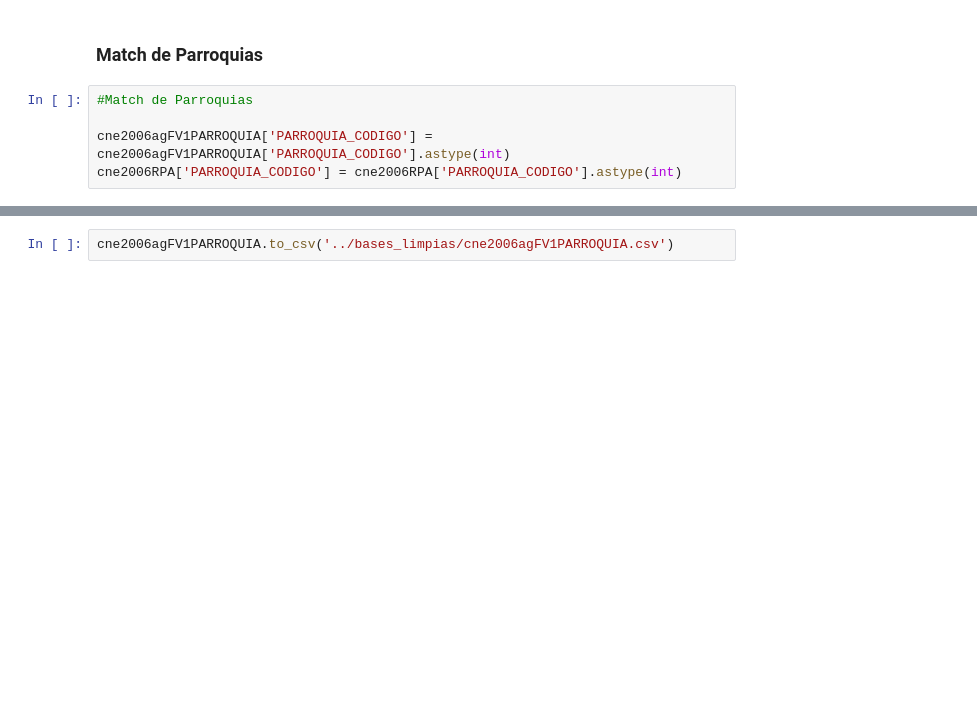
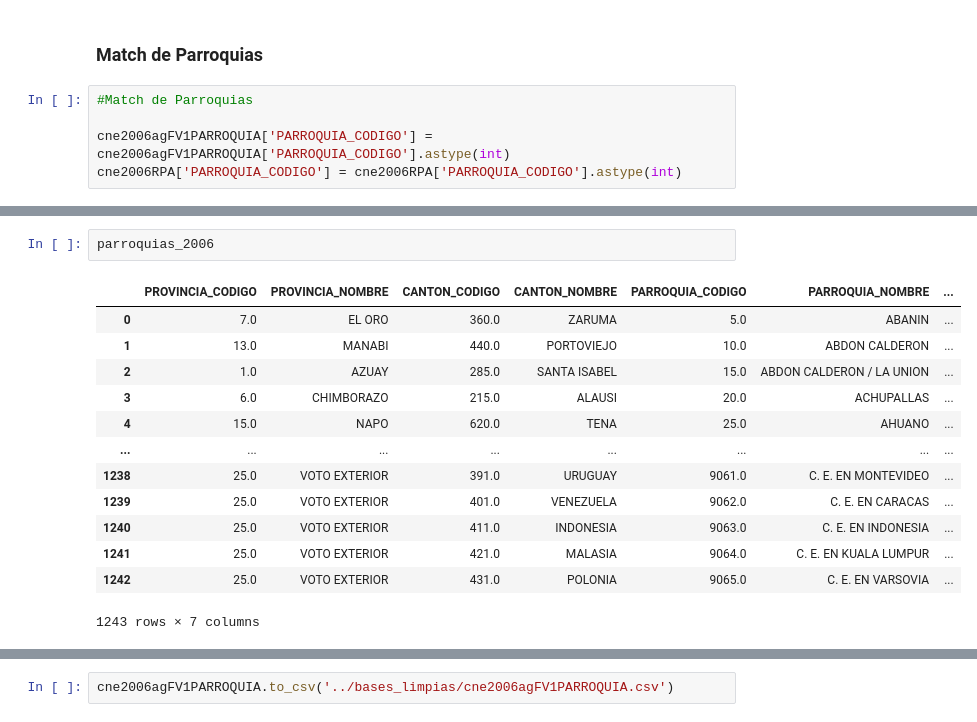
Before and after one commit to Criplockoweno/Elecciones_CNE, a Jupyter notebook: 2006/notebooks/CNE2006_Presidentes_Analisis_PARROQUIAS.ipynb, the cells around one changed output, grey strips where cells are left out. Saved outputs shown, nothing was run; the diff lists cells and outputs as text; blank space fills up the shorter version.

```diff
--- a/2006/notebooks/CNE2006_Presidentes_Analisis_PARROQUIAS.ipynb
+++ b/2006/notebooks/CNE2006_Presidentes_Analisis_PARROQUIAS.ipynb
@@ -942 +928,17 @@ parroquias_2002
+# %%
+parroquias_2006
+# %% [output]
+|  | PROVINCIA_CODIGO | PROVINCIA_NOMBRE | CANTON_CODIGO | CANTON_NOMBRE | PARROQUIA_CODIGO | PARROQUIA_NOMBRE | ... |
+| 0 | 7.0 | EL ORO | 360.0 | ZARUMA | 5.0 | ABANIN | ... |
+| 1 | 13.0 | MANABI | 440.0 | PORTOVIEJO | 10.0 | ABDON CALDERON | ... |
+| 2 | 1.0 | AZUAY | 285.0 | SANTA ISABEL | 15.0 | ABDON CALDERON / LA UNION | ... |
+| 3 | 6.0 | CHIMBORAZO | 215.0 | ALAUSI | 20.0 | ACHUPALLAS | ... |
+| 4 | 15.0 | NAPO | 620.0 | TENA | 25.0 | AHUANO | ... |
+| ... | ... | ... | ... | ... | ... | ... | ... |
+| 1238 | 25.0 | VOTO EXTERIOR | 391.0 | URUGUAY | 9061.0 | C. E. EN MONTEVIDEO | ... |
+| 1239 | 25.0 | VOTO EXTERIOR | 401.0 | VENEZUELA | 9062.0 | C. E. EN CARACAS | ... |
+| 1240 | 25.0 | VOTO EXTERIOR | 411.0 | INDONESIA | 9063.0 | C. E. EN INDONESIA | ... |
+| 1241 | 25.0 | VOTO EXTERIOR | 421.0 | MALASIA | 9064.0 | C. E. EN KUALA LUMPUR | ... |
+| 1242 | 25.0 | VOTO EXTERIOR | 431.0 | POLONIA | 9065.0 | C. E. EN VARSOVIA | ... |
+1243 rows × 7 columns
 # %%
```
Also changed, not shown: parts of 14 cells of this notebook, 1 other file.
